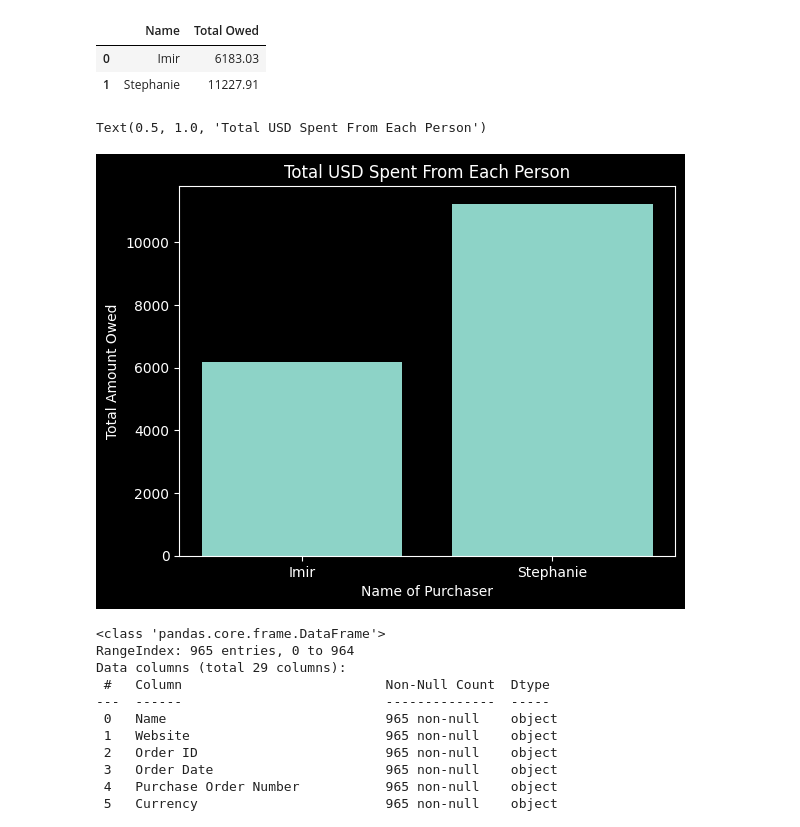
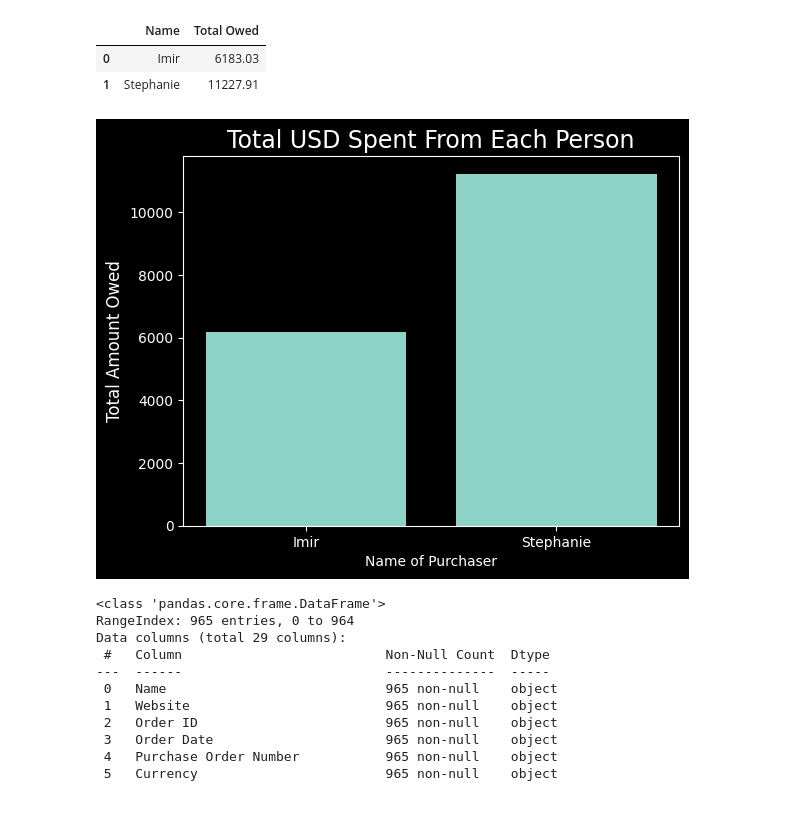
Before and after one commit to imirransom7/Amazon-Order-History, a Jupyter notebook: imir_amazon_order_history/orders.ipynb, the cells around one changed output. Saved outputs shown, nothing was run; the diff lists cells and outputs as text; code cells hidden in the pictures.

Commit message:
added font sizes to bar chart

```diff
--- a/imir_amazon_order_history/orders.ipynb
+++ b/imir_amazon_order_history/orders.ipynb
@@ -533,12 +533,12 @@ grouped
 | 1 | Stephanie | 11227.91 |
 # %%
 plt.bar(grouped['Name'], grouped['Total Owed'])
-plt.xlabel('Name of Purchaser')
-plt.ylabel('Total Amount Owed')
-plt.title('Total USD Spent From Each Person')
+plt.xlabel('Name of Purchaser',)
+plt.ylabel('Total Amount Owed', fontsize=12)
+plt.title('Total USD Spent From Each Person', fontsize=17)
+plt.show()
 # %% [output]
-Text(0.5, 1.0, 'Total USD Spent From Each Person')
-[figure, old version]
+[figure, new version]
 # %%
 new_df.info()
 # %% [output]
```
Also changed, not shown: parts of 2 cells of this notebook.
